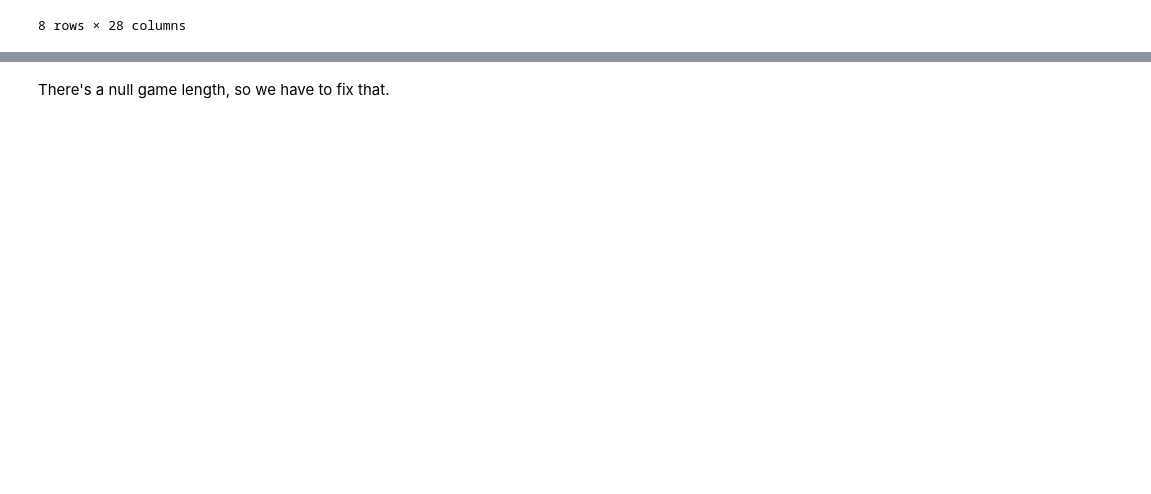
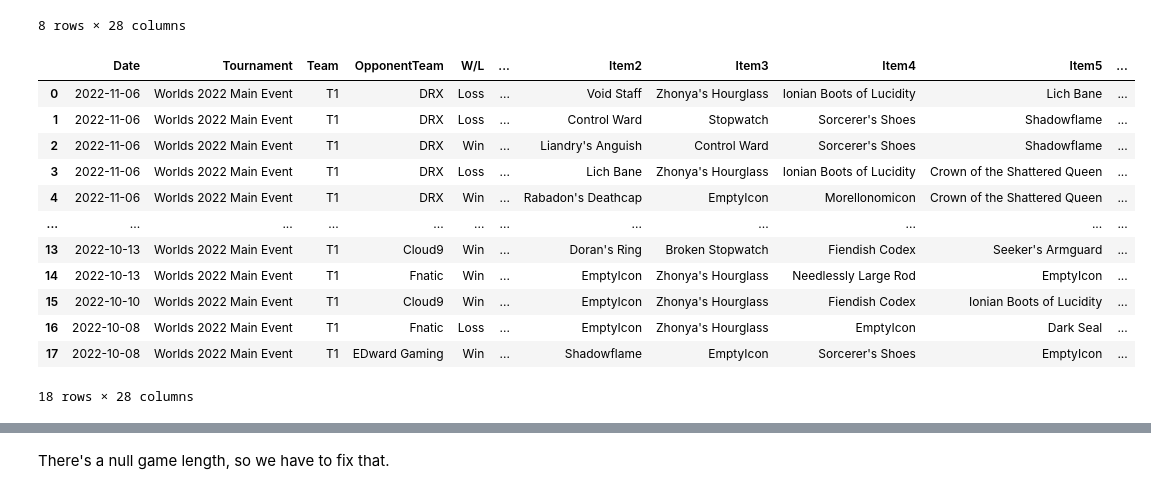
Before and after one commit to benbielin/lol-esports-stats, a Jupyter notebook: player-stats/faker/faker-stats.ipynb, the cells around one changed output, grey strips where cells are left out. Drawn from its saved outputs; the diff is of its cells as text; code cells hidden in the pictures; blank space fills up the shorter version.

Commit message:
Kaggle Notebook | Faker Stats | Version 81

```diff
--- a/player-stats/faker/faker-stats.ipynb
+++ b/player-stats/faker/faker-stats.ipynb
@@ -1541,3 +1541,22 @@ faker_2022_summer_playoffs
 8 rows × 28 columns
 # %%
 faker_2022_summer_playoffs.to_csv('faker_2022_summer_playoffs.csv')
+# %%
+url = 'https://lol.fandom.com/wiki/Special:RunQuery/MatchHistoryPlayer?MHP%5Bpreload%5D=Player&MHP%5Btournament%5D=2022+Season+World+Championship%2FMain+Event%2C2022+Season+World+Championship%2FPlay-In&MHP%5Blink%5D=Faker&_run='
+table=get_html_table(url)
+faker_2022_worlds = get_tournament_df(table)
+faker_2022_worlds
+# %% [output]
+|  | Date | Tournament | Team | OpponentTeam | W/L | ... | Item2 | Item3 | Item4 | Item5 | ... |
+| 0 | 2022-11-06 | Worlds 2022 Main Event | T1 | DRX | Loss | ... | Void Staff | Zhonya's Hourglass | Ionian Boots of Lucidity | Lich Bane | ... |
+| 1 | 2022-11-06 | Worlds 2022 Main Event | T1 | DRX | Loss | ... | Control Ward | Stopwatch | Sorcerer's Shoes | Shadowflame | ... |
+| 2 | 2022-11-06 | Worlds 2022 Main Event | T1 | DRX | Win | ... | Liandry's Anguish | Control Ward | Sorcerer's Shoes | Shadowflame | ... |
+| 3 | 2022-11-06 | Worlds 2022 Main Event | T1 | DRX | Loss | ... | Lich Bane | Zhonya's Hourglass | Ionian Boots of Lucidity | Crown of the Shattered Queen | ... |
+| 4 | 2022-11-06 | Worlds 2022 Main Event | T1 | DRX | Win | ... | Rabadon's Deathcap | EmptyIcon | Morellonomicon | Crown of the Shattered Queen | ... |
+| ... | ... | ... | ... | ... | ... | ... | ... | ... | ... | ... | ... |
+| 13 | 2022-10-13 | Worlds 2022 Main Event | T1 | Cloud9 | Win | ... | Doran's Ring | Broken Stopwatch | Fiendish Codex | Seeker's Armguard | ... |
+| 14 | 2022-10-13 | Worlds 2022 Main Event | T1 | Fnatic | Win | ... | EmptyIcon | Zhonya's Hourglass | Needlessly Large Rod | EmptyIcon | ... |
+| 15 | 2022-10-10 | Worlds 2022 Main Event | T1 | Cloud9 | Win | ... | EmptyIcon | Zhonya's Hourglass | Fiendish Codex | Ionian Boots of Lucidity | ... |
+| 16 | 2022-10-08 | Worlds 2022 Main Event | T1 | Fnatic | Loss | ... | EmptyIcon | Zhonya's Hourglass | EmptyIcon | Dark Seal | ... |
+| 17 | 2022-10-08 | Worlds 2022 Main Event | T1 | EDward Gaming | Win | ... | Shadowflame | EmptyIcon | Sorcerer's Shoes | EmptyIcon | ... |
+18 rows × 28 columns
```
Also changed, not shown: parts of 27 cells of this notebook.
